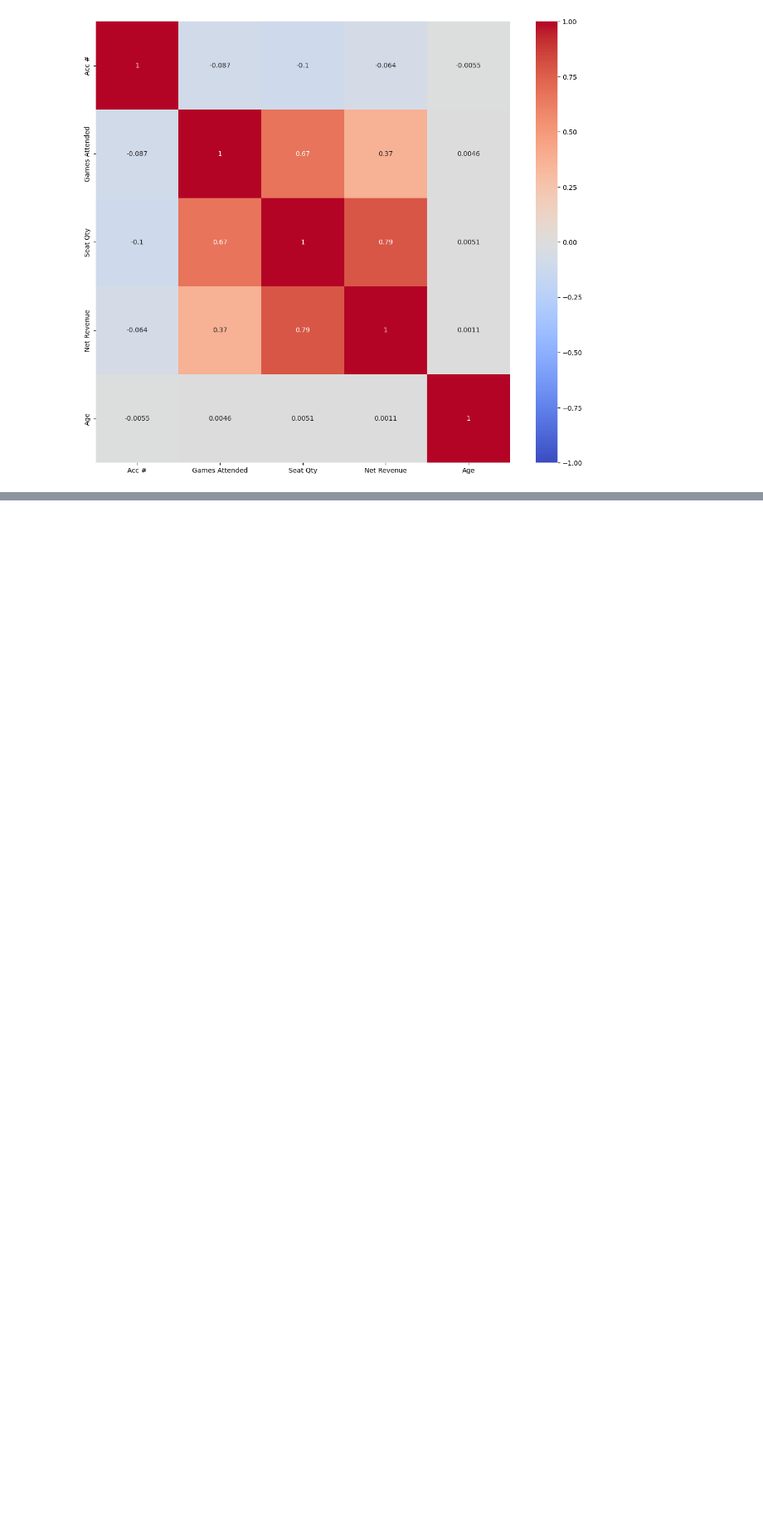
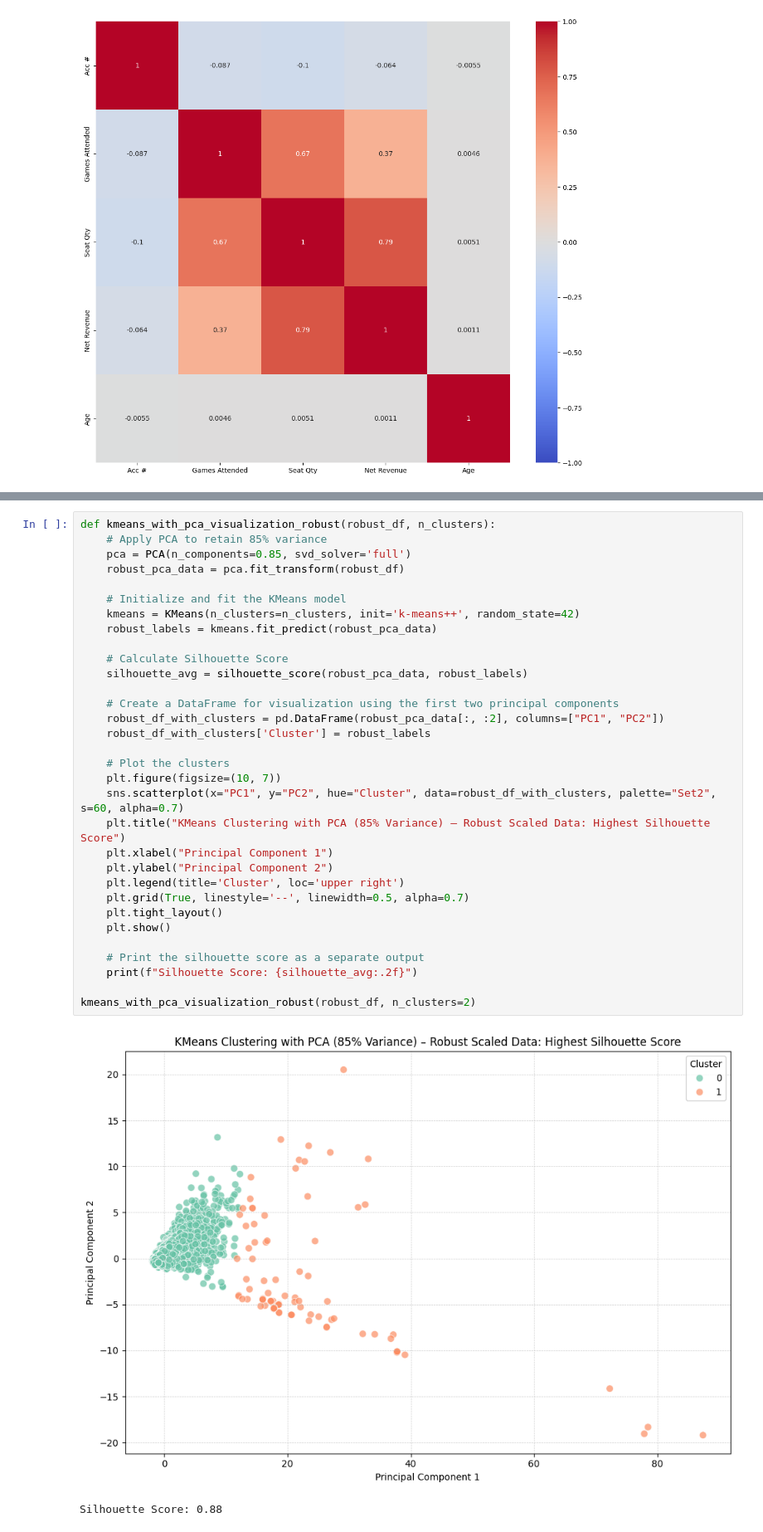
Before and after one commit to mn42899/data_scienceii, a Jupyter notebook: group_project.ipynb, the cells around one changed output, grey strips where cells are left out. Shown at 83% size. Drawn from its saved outputs; the diff is of its cells as text; blank space fills up the shorter version.

```diff
--- a/group_project.ipynb
+++ b/group_project.ipynb
@@ -91,0 +221,35 @@ ValueError: could not convert string to float: ' Club Rinkside '
+# %%
+def kmeans_with_pca_visualization_robust(robust_df, n_clusters):
+    # Apply PCA to retain 85% variance
+    pca = PCA(n_components=0.85, svd_solver='full')
+    robust_pca_data = pca.fit_transform(robust_df)
+
+    # Initialize and fit the KMeans model
+    kmeans = KMeans(n_clusters=n_clusters, init='k-means++', random_state=42)
+    robust_labels = kmeans.fit_predict(robust_pca_data)
+
+    # Calculate Silhouette Score
+    silhouette_avg = silhouette_score(robust_pca_data, robust_labels)
+
+    # Create a DataFrame for visualization using the first two principal components
+    robust_df_with_clusters = pd.DataFrame(robust_pca_data[:, :2], columns=["PC1", "PC2"])
+    robust_df_with_clusters['Cluster'] = robust_labels
+
+    # Plot the clusters
+    plt.figure(figsize=(10, 7))
+    sns.scatterplot(x="PC1", y="PC2", hue="Cluster", data=robust_df_with_clusters, palette="Set2", s=60, alpha=0.7)
+    plt.title("KMeans Clustering with PCA (85% Variance) – Robust Scaled Data: Highest Silhouette Score")
+    plt.xlabel("Principal Component 1")
+    plt.ylabel("Principal Component 2")
+    plt.legend(title='Cluster', loc='upper right')
+    plt.grid(True, linestyle='--', linewidth=0.5, alpha=0.7)
+    plt.tight_layout()
+    plt.show()
+
+    # Print the silhouette score as a separate output
+    print(f"Silhouette Score: {silhouette_avg:.2f}")
+
+kmeans_with_pca_visualization_robust(robust_df, n_clusters=2)
+# %% [output]
+[figure, added]
+Silhouette Score: 0.88
```
Also changed, not shown: parts of 9 cells of this notebook.
